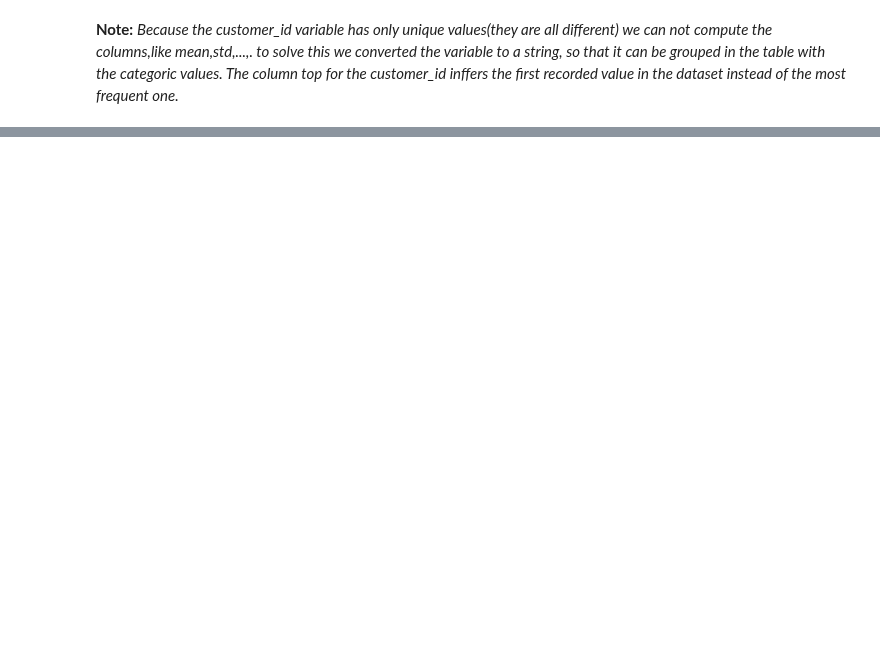
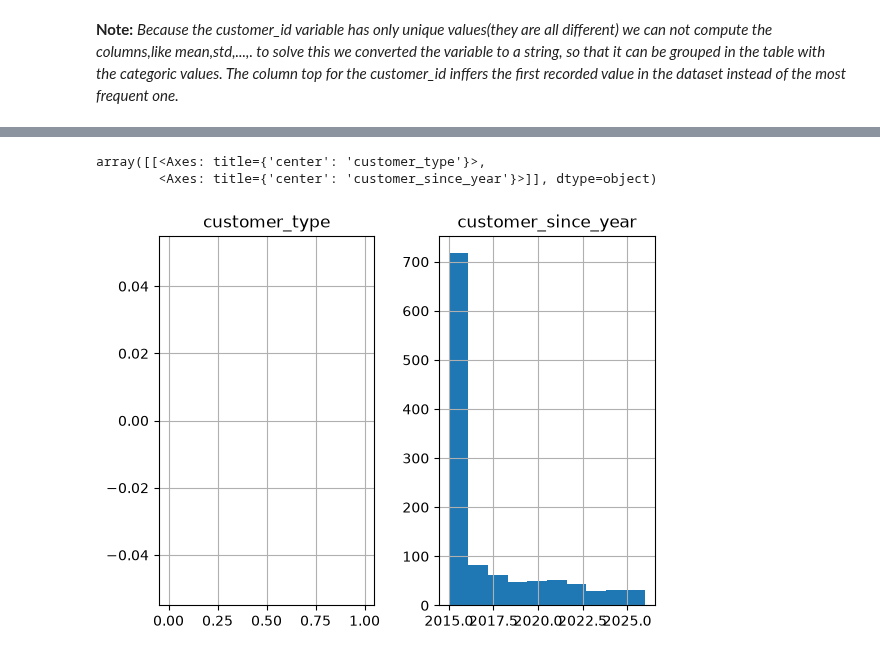
Before and after one commit to Diogosousa03/ML_Grupo18, a Jupyter notebook: notebooks/Clients.ipynb, the cells around one changed output, grey strips where cells are left out. Cells and saved outputs as stored; diff of their text form; code cells hidden in the pictures; blank space fills up the shorter version.

```diff
--- a/notebooks/Clients.ipynb
+++ b/notebooks/Clients.ipynb
@@ -114,0 +175,6 @@ After running the lines of code above, we can observe that the customer table co
+# %%
+df.hist()
+# %% [output]
+array([[<Axes: title={'center': 'customer_type'}>,
+        <Axes: title={'center': 'customer_since_year'}>]], dtype=object)
+[figure, added]
```
Also changed, not shown: parts of 14 cells of this notebook.
